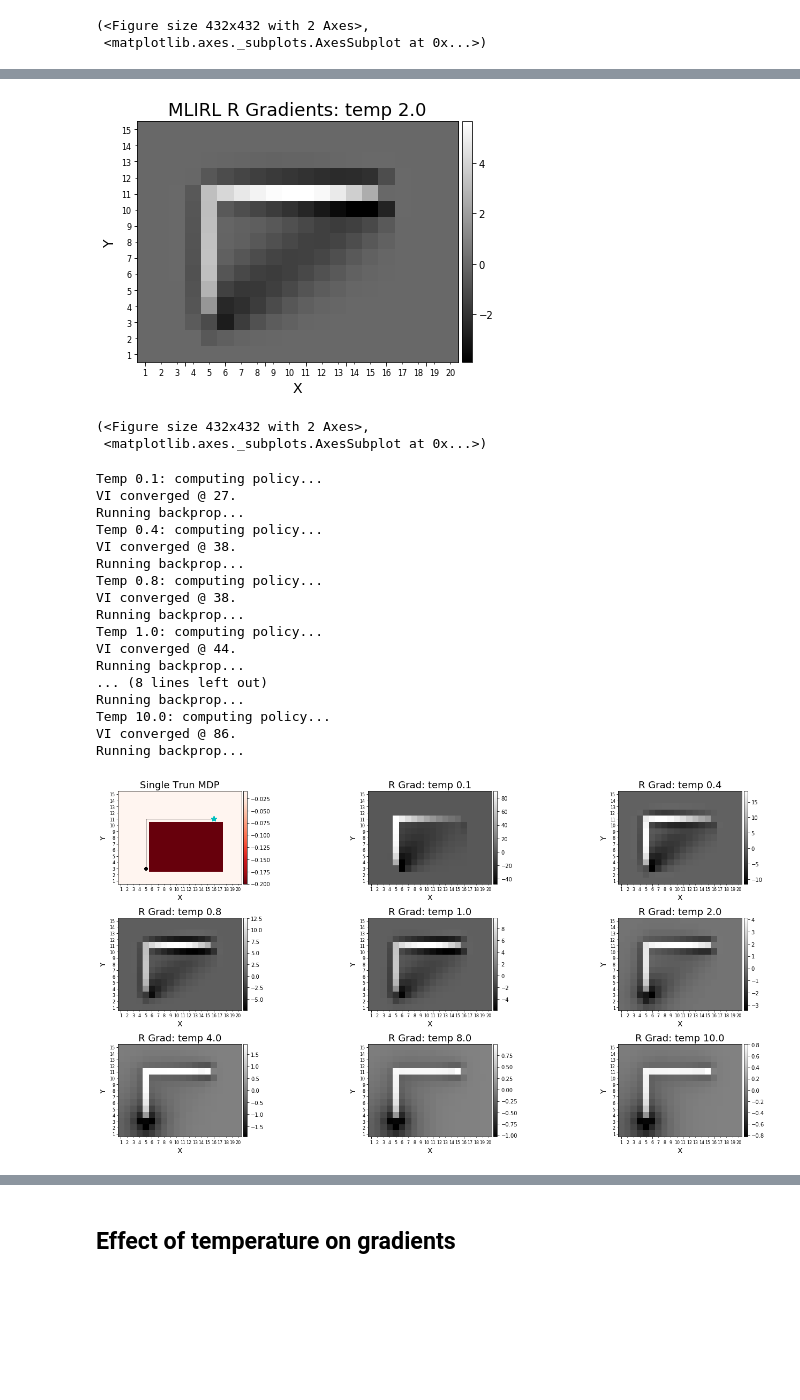
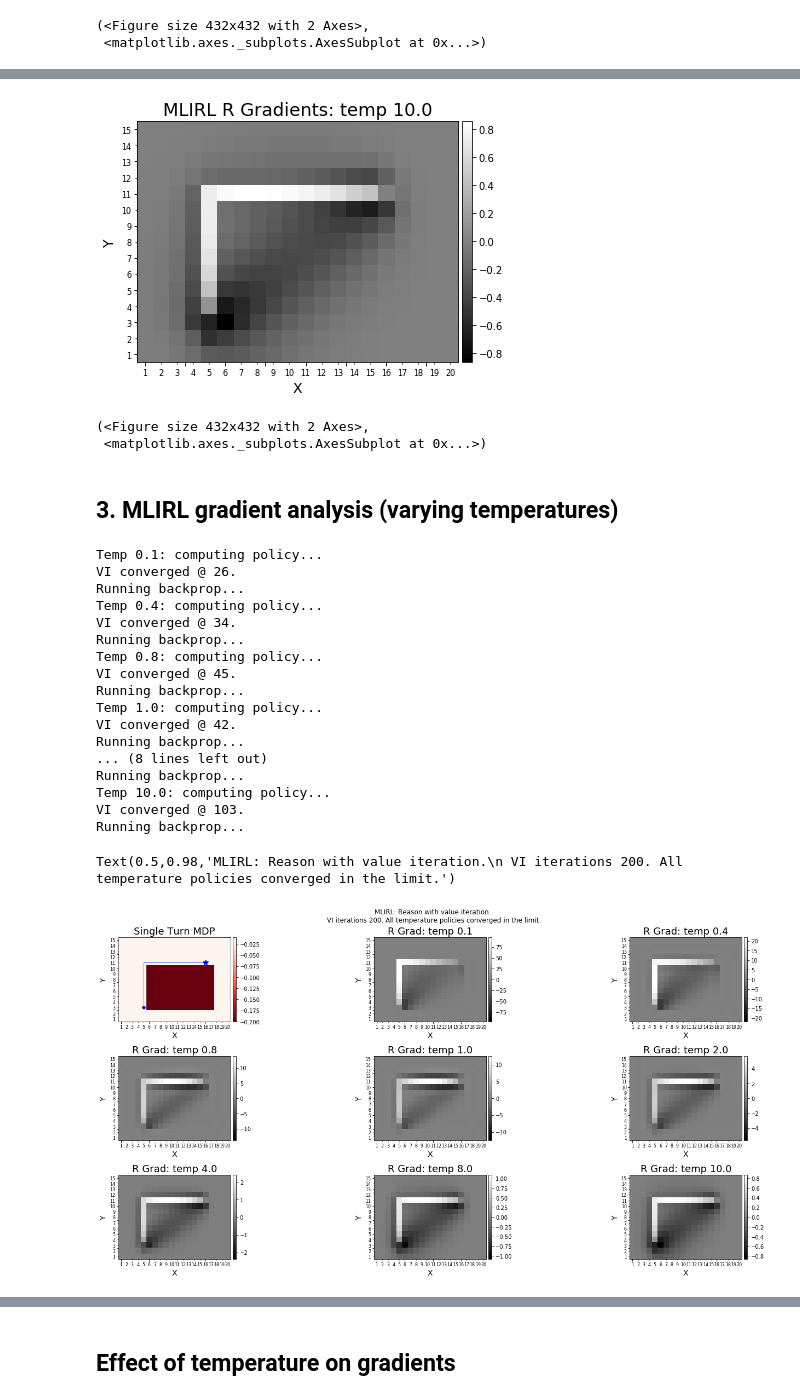
Before and after one commit to yrevar/InverseRL, a Jupyter notebook: MLIRL/Differentiable_Value_Iteration_4_Actions.ipynb, the cells around one changed output, grey strips where cells are left out. Saved outputs shown, nothing was run; the diff lists cells and outputs as text; code cells hidden in the pictures; blank space fills up the shorter version.

```diff
--- a/MLIRL/Differentiable_Value_Iteration_4_Actions.ipynb
+++ b/MLIRL/Differentiable_Value_Iteration_4_Actions.ipynb
@@ -45,7 +45,7 @@ def log_boltzmann_dist(Q, temperature):
     return nn.LogSoftmax(dim=0)(Q/temperature)
 
 def value_iteration(S, A, R, T, gamma, n_iters, goal_state_idx, convergence_eps=1e-3,
-                    boltzmann_temp=1e-4, dtype=torch.float32):
+                    boltzmann_temp=1e-4, dtype=torch.float32, R_differentiable=True):
 
     # assert torch.all(R < 0)
     nS, nA = len(S), len(A)
@@ -55,7 +55,11 @@ def value_iteration(S, A, R, T, gamma, n_iters, goal_state_idx, convergence_eps=
     Pi = torch.log(torch.ones(nS, nA, dtype=dtype) / nA)
     # requires_grad = False isn't enough, so also detach tensor.
     # (reason: https://github.com/pytorch/pytorch/issues/166)
-    V = torch.tensor(R.detach(), requires_grad=False)
+
+    if R_differentiable:
+        V = torch.tensor(R.detach(), requires_grad=False)
+    else:
+        V = torch.tensor(R, requires_grad=False)
 
     # Given goal
     V[goal_state_idx] = 0
@@ -456,5 +456,5 @@ nvmdp.visualize_grid(convert_to_grid(nvmdp, S, -R1.grad), state_space_cmap=False
 # %%
-boltzmann_temp = 2.
+boltzmann_temp = 10.
 R2 = torch.tensor(R_const, requires_grad=True)
 Pi_high, V_high, Q_high = value_iteration(S, A, R2, T, 0.99, n_vi_iter, s_to_idx[given_goal],
                                        boltzmann_temp=boltzmann_temp)
@@ -481,9 +481,11 @@ nvmdp.visualize_grid(convert_to_grid(nvmdp, S, -R2.grad), state_space_cmap=False
                      cmap=plt.cm.gray, show_colorbar=True,
                      title="MLIRL R Gradients: temp {}".format(boltzmann_temp))
 # %% [output]
-[figure, old version]
+[figure, new version]
 (<Figure size 432x432 with 2 Axes>,
  <matplotlib.axes._subplots.AxesSubplot at 0x...>)
+# %% [markdown]
+## 3. MLIRL gradient analysis (varying temperatures)
 # %%
 temp_list = [0.1, 0.4, 0.8, 1., 2., 4., 8., 10.]
 # temp_list = np.exp(np.linspace(np.log(0.1), np.log(10)))
@@ -493,42 +495,47 @@ for temp in temp_list:
 
     print("Temp {}: computing policy...".format(temp))
     R = torch.tensor(R_const, requires_grad=True)
-    Pi, V, Q = value_iteration(S, A, R, T, 0.95, n_vi_iter, s_to_idx[given_goal], boltzmann_temp=temp)
+    Pi, V, Q = value_iteration(S, A, R, T, 0.99, n_vi_iter, s_to_idx[given_goal], boltzmann_temp=temp)
     print("Running backprop...")
     ll = likelihood(Pi, traj_list, s_to_idx, a_to_idx)
     (-ll).backward()
     R_grad_list["temp_" + str(temp)] = convert_to_grid(nvmdp, S, -R.grad.clone())
 # %% [output]
 Temp 0.1: computing policy...
-VI converged @ 27.
+VI converged @ 26.
 Running backprop...
 Temp 0.4: computing policy...
-VI converged @ 38.
+VI converged @ 34.
 Running backprop...
 Temp 0.8: computing policy...
-VI converged @ 38.
+VI converged @ 45.
 Running backprop...
 Temp 1.0: computing policy...
-VI converged @ 44.
+VI converged @ 42.
 Running backprop...
 ... (8 lines left out)
 Running backprop...
 Temp 10.0: computing policy...
-VI converged @ 86.
+VI converged @ 103.
 Running backprop...
 # %%
 fig = plt.figure(figsize=(20,10))
 fig, ax = nvmdp.visualize_grid(R_grid, trajectories=list(zip(*traj_list))[0], vmin=-0.2,
                      state_space_cmap=False, cmap=plt.cm.Reds_r,
                      fig=fig, subplot_str="33" + str(1),
-                     show_colorbar=True, end_marker="*c", title="Single Trun MDP")
+                     show_colorbar=True, end_marker="*c", title="Single Turn MDP")
 
 for temp_idx in range(8):
-    fig, ax = nvmdp.visualize_grid(R_grad_list["temp_"+ str(temp_list[temp_idx])],
-                              state_space_cmap=False,
+    grad_img = R_grad_list["temp_"+ str(temp_list[temp_idx])]
+    val_max = max((grad_img.max()), abs(grad_img.min()))
+    fig, ax = nvmdp.visualize_grid(grad_img,
+                              state_space_cmap=False, vmin=-val_max, vmax=val_max,
                               cmap=plt.cm.gray, show_colorbar=True,
                               fig=fig, subplot_str="33" + str(temp_idx+2),
                               title="R Grad: temp {}".format(temp_list[temp_idx]))
-plt.tight_layout()
+fig.tight_layout(rect=[0, 0.03, 1, 0.95])
+plt.suptitle("MLIRL: Reason with value iteration."
+             "\n VI iterations 200. All temperature policies converged in the limit.")
 # %% [output]
+Text(0.5,0.98,'MLIRL: Reason with value iteration.\n VI iterations 200. All temperature policies converged in the limit.')
-[figure, old version]
+[figure, new version]
```
Also changed, not shown: parts of 31 cells of this notebook.
